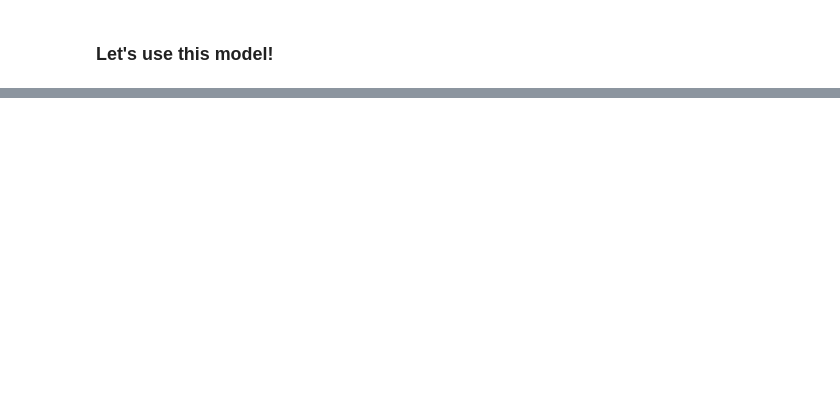
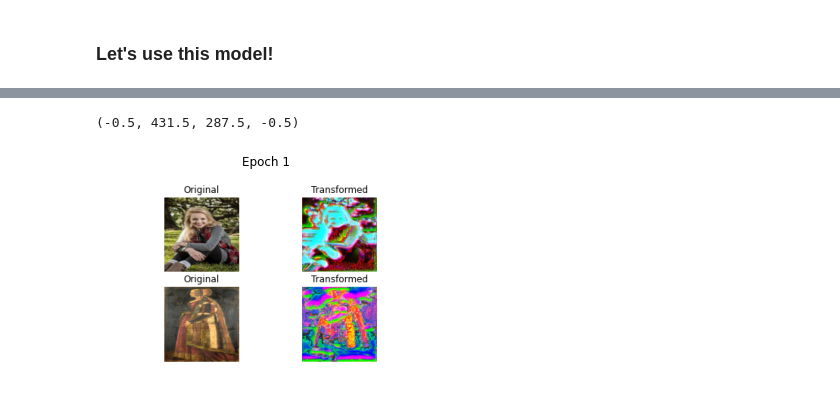
Before and after one commit to GiuliaLanzillotta/My-ML-exercises, a Jupyter notebook: Turning_my_sister_into_an_old_painting.ipynb, the cells around one changed output, grey strips where cells are left out. Cells and saved outputs as stored; diff of their text form; code cells hidden in the pictures; blank space fills up the shorter version.

```diff
--- a/Turning_my_sister_into_an_old_painting.ipynb
+++ b/Turning_my_sister_into_an_old_painting.ipynb
@@ -631,0 +626,11 @@ Train Discriminators...
+# %%
+training_results_folder = "./cycle_gan_images"
+# %%
+one_epochs = "1_0.png"
+one_img = mpimg.imread(join(training_results_folder,one_epochs))
+plt.imshow(one_img)
+plt.title("Epoch 1")
+plt.axis('off')
+# %% [output]
+(-0.5, 431.5, 287.5, -0.5)
+[figure, added]
```
Also changed, not shown: parts of 16 cells of this notebook.
